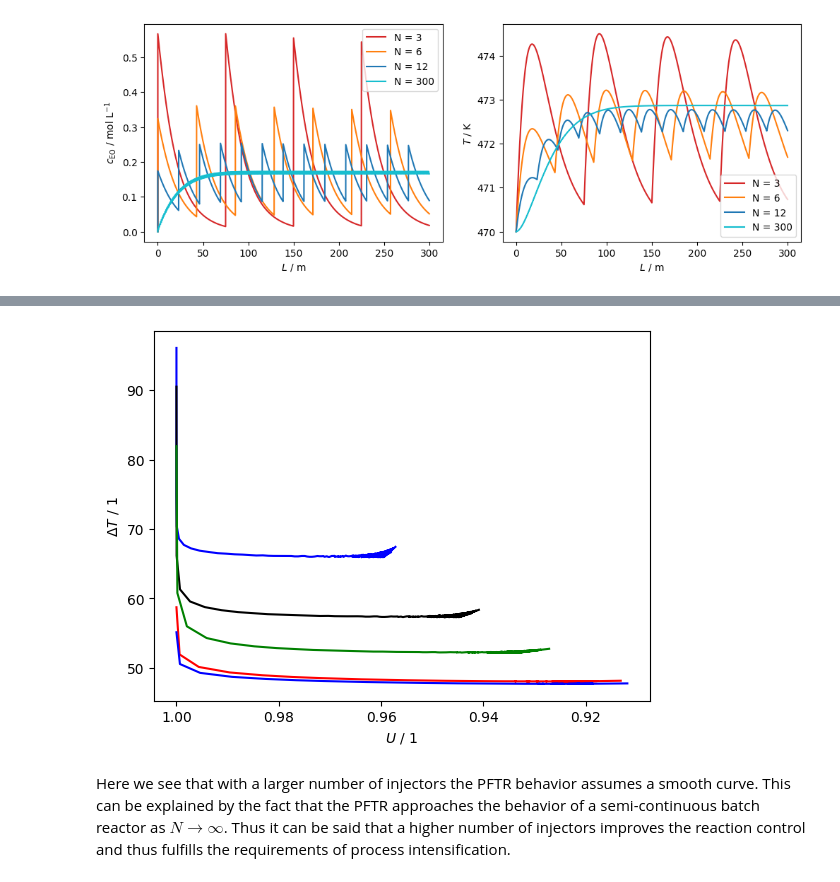
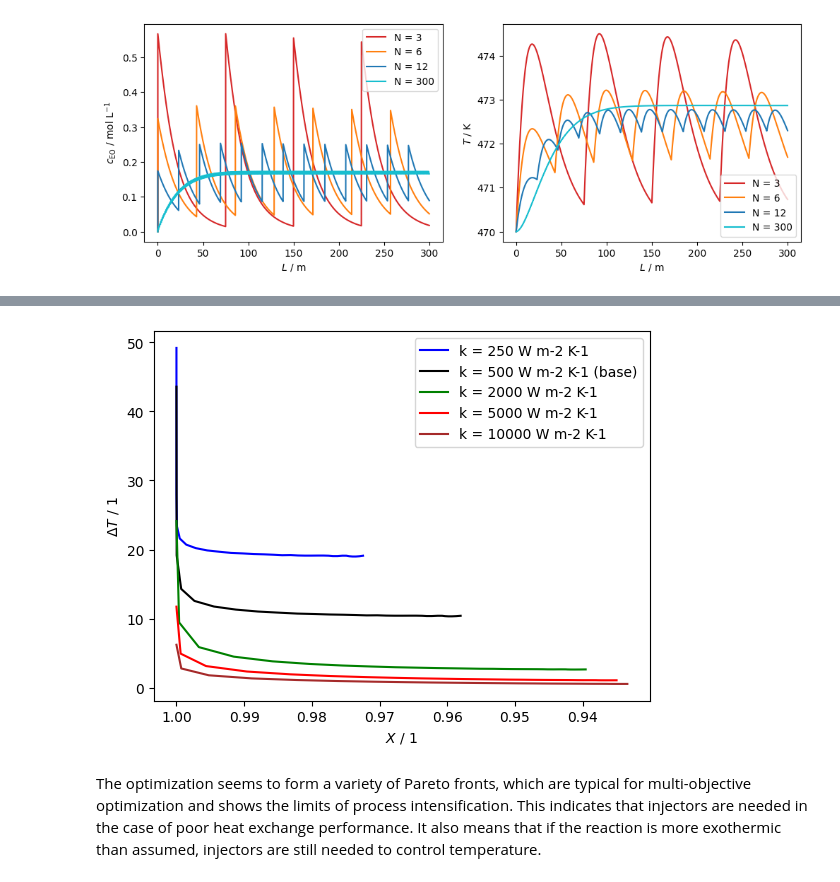
Before and after one commit to SirHenry1st/CRE_3, a Jupyter notebook: Assignment 3/CRE3_assignment_3_NoahsMarkdown.ipynb, the cells around one changed output, grey strips where cells are left out. Drawn from its saved outputs; the diff is of its cells as text; code cells hidden in the pictures.

Commit message:
markdowns and comments plus thermodynamics correction

```diff
--- a/Assignment 3/CRE3_assignment_3_NoahsMarkdown.ipynb
+++ b/Assignment 3/CRE3_assignment_3_NoahsMarkdown.ipynb
@@ -575,5 +685,5 @@ For solving the ODEs, the previous solver and methods were used. Also the kineti
 # %%
-A_ref = np.pi * (d_R/2) ** 2 # Crosssection are of the PFTR in m2
+A_ref = np.pi * (d_R/2) ** 2 # Crosssection are of the PFTR in m 2
 
 # Calculate the locations for the injectors
 def injection_locations(L, N):
@@ -587,7 +697,7 @@ def injection_locations(L, N):
 def initial_injection(n_dot_in_EO , N):
     return n_dot_in_EO / (N + 1) # Initial flow rate of EO at the first injection point
 
-# ODE for the PFTR including the improved thermodynamics
+# ODE for the PFTR including the improved thermodynamics and now based on molar flows
 def PFTR_inj(x, f, h, T_w):
     n_dot_WA = f[0]
     n_dot_EG = f[1]
@@ -626,6 +736,7 @@ delta_x = 0.1
 x_prev = 0
 L_arr = np.arange(0, L_R, delta_x)
 
+# New temperature after mixing the injector stream with the stream from the PFTR in K
 def T_mix(T_new, n_dot_WA_out, n_dot_EO_out, n_dot_EG_out, n_dot_EO_inj, T_inj, T_0):
 
         n_dot_tot = n_dot_WA_out[-1] + n_dot_EO_out[-1] + n_dot_EG_out[-1]
@@ -698,10 +809,6 @@ def sol_inject(c_arr, T_0, N, h):
     for i in arr.keys():
         L_arr = arr[f"{i}"]
 
-        n_tot = n_dot_WA_out[-1] + n_dot_EG_out[-1] + n_dot_EO_out[-1]
-
-        x_in =  n_dot_in_EO / n_tot
-
         T_w = T_0
 
 
@@ -798,42 +909,37 @@ plt.show()
 # %%
 fig_par, ax_par = plt.subplots()
 
 ax_par.invert_xaxis()
 
-k_arr = np.array([250, 500, 1000, 5000, 7500])
-N_arr = np.arange(0, 300, 1)
+h_arr = np.array([250, 500, 2000, 5000, 10000]) # Array of heat transfer coefficient in W m-2 K-1
+N_arr = np.arange(0, 30, 1) # Array of number of injectors
 
+color = ["blue", "black", "green", "red", "brown"]
+label = [r"k = 250 W m-2 K-1", r"k = 500 W m-2 K-1 (base)", r"k = 2000 W m-2 K-1", r"k = 5000 W m-2 K-1", r"k = 10000 W m-2 K-1"]
 
-U_final_N = np.array([])
-delta_T_N = np.array([])
-
-color = ["blue", "black", "green", "red", "blue"]
-
-for i, k in enumerate(k_arr):
+for i, h in enumerate(h_arr):
     U_final_N = np.array([])
     delta_T_N = np.array([])
     for N in N_arr:
-        sol_inj_c = sol_inject(np.array([c_10, c_20]), 470, N, k)
+        sol_inj_c = sol_inject(np.array([c_10, c_20]), 470, N, h) # Solving the ODE
 
-        n_dot_in_EO_tot = c_10 * u_ref * A_ref
-        n_dot_EO_out = sol_inj_c[3][-1] * sol_inj_c[5][-1] * A_ref
+        n_dot_in_EO_tot = c_10 * u_ref * A_ref # Total molar flow of EO added of each case
+        n_dot_EO_out = sol_inj_c[3][-1] * sol_inj_c[5][-1] * A_ref # Outgoing stream of EO at the exit of the PFTR of each case
 
         len_arr = len(sol_inj_c[4])
 
+        U_final = (n_dot_in_EO_tot - n_dot_EO_out) / n_dot_in_EO_tot # Conversion at the exit of the PFTR of each case
+        delta_T =  np.max(sol_inj_c[4]) - 470 # Deviations from temperature setpoint in K
 
+        U_final_N = np.append(U_final_N, U_final)
+        delta_T_N = np.append(delta_T_N, delta_T)
 
-        U_final = (n_dot_in_EO_tot - n_dot_EO_out) / n_dot_in_EO_tot
-        delta_T =  np.max(sol_inj_c[4]) - T_0
+    ax_par.plot(U_final_N, delta_T_N, color=color[i], label=label[i])
+    ax_par.set(xlabel=r"$X$ / 1", ylabel=r"$\Delta T$ / 1")
 
-        if np.max(sol_inj_c[4]) < 250 + 273.15:
-            U_final_N = np.append(U_final_N, U_final)
-            delta_T_N = np.append(delta_T_N, delta_T)
-
-    ax_par.plot(U_final_N, delta_T_N, color=color[i])
-    ax_par.set(xlabel=r"$U$ / 1", ylabel=r"$\Delta T$ / 1")
-
+ax_par.legend(loc="best")
 plt.show()
 # %% [output]
-[figure, old version]
+[figure, new version]
-# %% [markdown]
-Here we see that with a larger number of injectors the PFTR behavior assumes a smooth curve. This can be explained by the fact that the PFTR approaches the behavior of a semi-continuous batch reactor as $N \to \infty$. Thus it can be said that a higher number of injectors improves the reaction control and thus fulfills the requirements of process intensification.
+# %% [markdown]
+The optimization seems to form a variety of Pareto fronts, which are typical for multi-objective optimization and shows the limits of process intensification. This indicates that injectors are needed in the case of poor heat exchange performance. It also means that if the reaction is more exothermic than assumed, injectors are still needed to control temperature.
```
Also changed, not shown: parts of 13 cells of this notebook.
